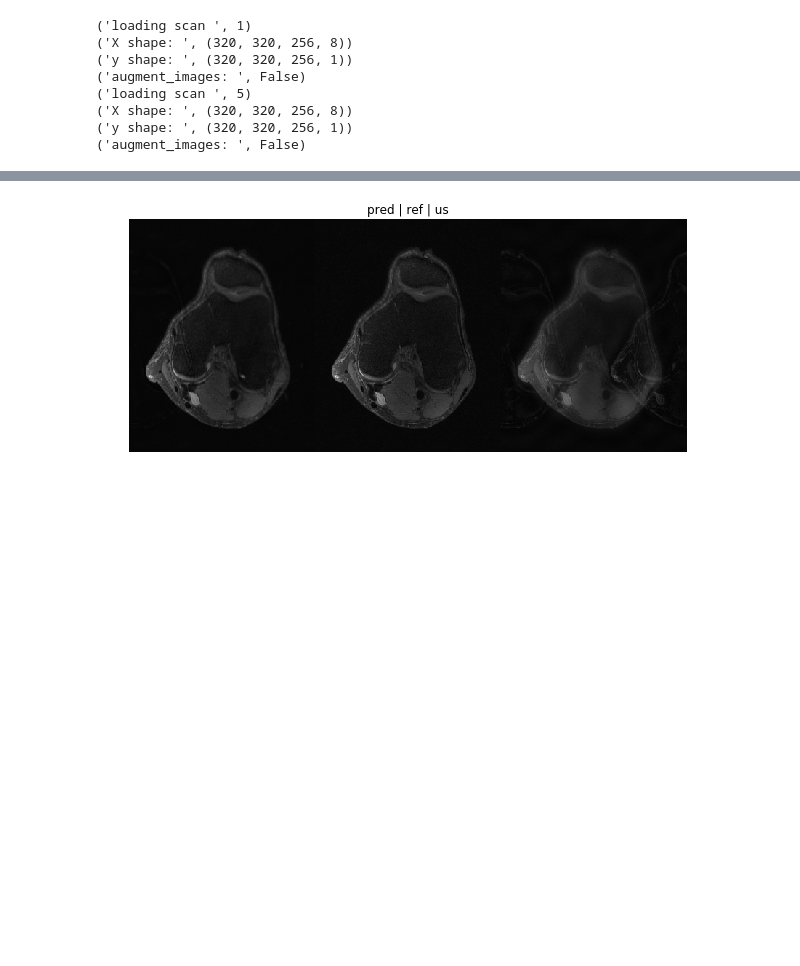
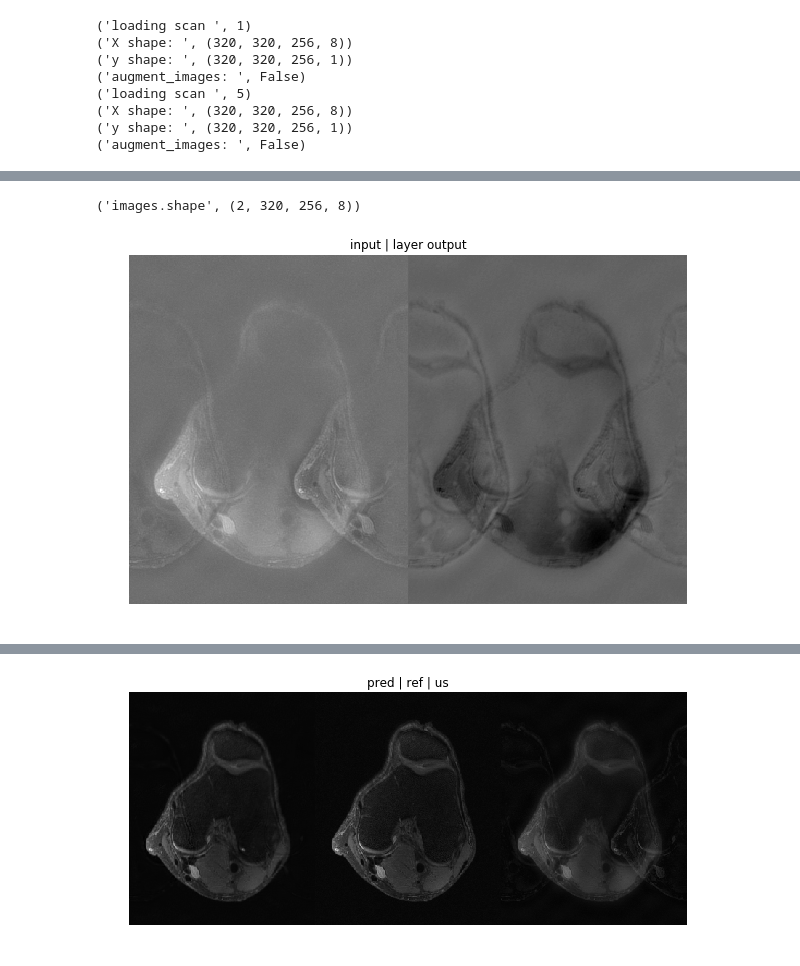
Before and after one commit to ecat/cs231n, a Jupyter notebook: python/UnetTest.ipynb, the cells around one changed output, grey strips where cells are left out. Cells and saved outputs as stored; diff of their text form; code cells hidden in the pictures; blank space fills up the shorter version.

Commit message:
Add some visualization capability

```diff
--- a/python/UnetTest.ipynb
+++ b/python/UnetTest.ipynb
@@ -38,7 +35,7 @@ input_shape = generator_train.x_transformed[0].shape[1:]
 inputs = tf.keras.layers.Input(shape=input_shape)
 
 # out, fov = md.get_very_small_unet(inputs, use_pool=True, get_fov=True)
-out, fov = md.get_unet(inputs, [(2, 32), (3, 64)], use_pool=True, get_fov=True, norm='layer')
+out, fov = md.get_unet(inputs, [(2, 32), (3, 64)], use_pool=True, get_fov=True)
 # out, fov = md.get_kaist_unet(inputs, get_fov=True)
 
 print("Field of View: {}".format(fov))
@@ -78,6 +75,6 @@ Trainable params: 28,969,825
 Non-trainable params: 0
 __________________________________________________________________________________________________
 # %%
-model.fit_generator(generator_train, callbacks=[history_callback, tb_callback], epochs=6,
+model.fit_generator(generator_train, callbacks=[history_callback, tb_callback], epochs=2,
                     use_multiprocessing=False) # use_multiprocessing=True is slower by about 50% compared to model.fit() so set it to False
 # %% [output]
@@ -96,4 +85,34 @@ Epoch 6/6
 <tensorflow.python.keras._impl.keras.callbacks.History at 0x...>
+# %%
+from utils import gen_interm_fun, plot_convs
+
+# plot each kernel in a subplot with rows, cols
+# p = plot_convs(model.layers[1], rows=5, cols=4)
+# p.show()
+
+# Create a function to produce output from intermediate layers
+# handles some basic reshaping automatically
+L1 = gen_interm_fun(inputs, model.layers[1])
+
+# get a couple images
+im = generator_test.x_transformed[0][160:162,:,:,:]
+
+# evaluate the generated function
+# produced shape = NHWC
+outL1 = L1(im)
+
+# plot the two, can change image number and channel/filter
+image_num = 0
+input_channel = 0
+output_filter = 0
+fig = plt.figure(figsize=(10, 10))
+plt.imshow(np.hstack((im[image_num, :, :, input_channel], outL1[image_num, :, :, output_filter])), cmap='gray')
+plt.title('input | layer output')
+plt.axis('off')
+plt.show()
+# %% [output]
+('images.shape', (2, 320, 256, 8))
+[figure, added]
 # %%
 plt.plot(np.log10(history_callback.train_losses_epoch), label='train')
 plt.plot(np.arange(0, len(history_callback.test_losses)) * history_callback.skip, np.log10(history_callback.test_losses), label='test')
```
Also changed, not shown: parts of 4 cells of this notebook, 2 other files.
